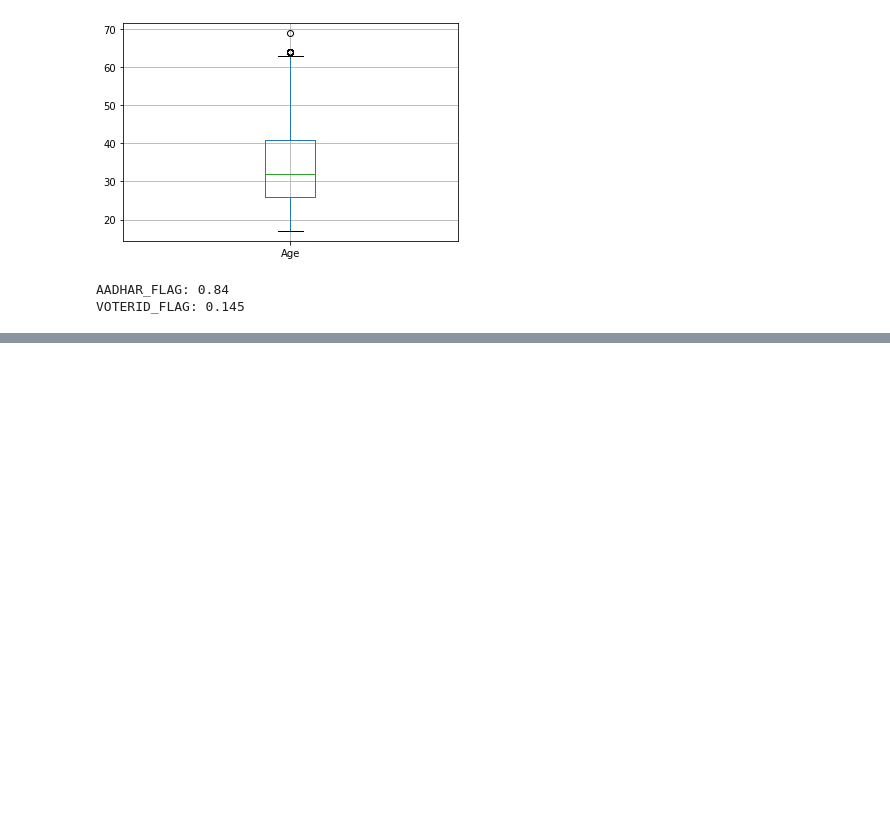
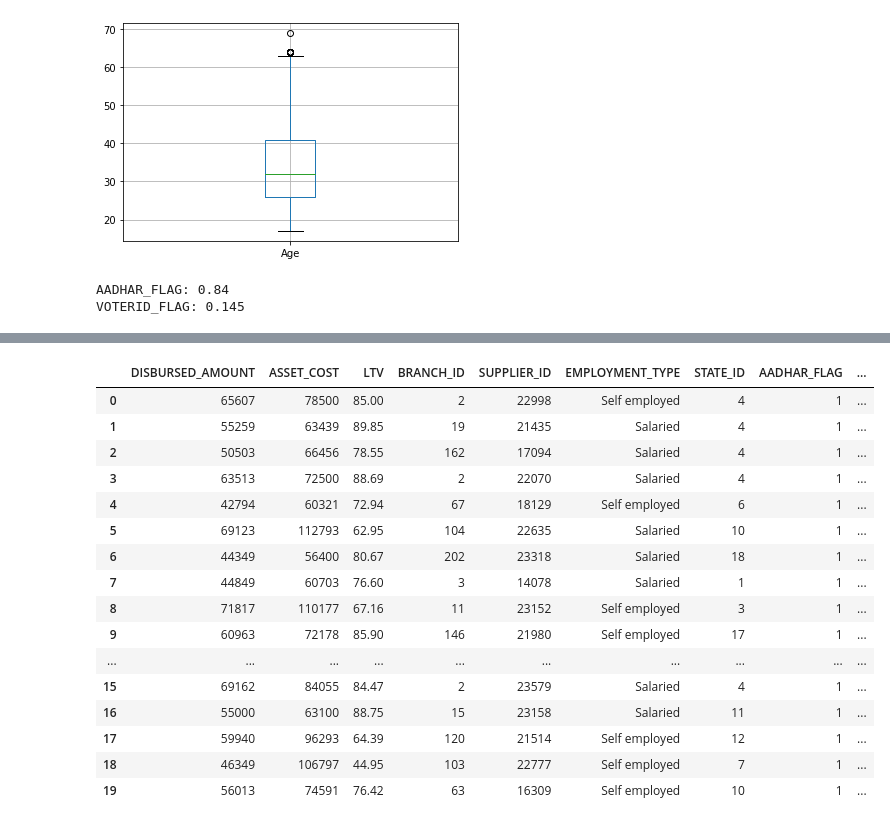
Before and after one commit to yizhou86/LoanDefault, a Jupyter notebook: Loan Default.ipynb, the cells around one changed output, grey strips where cells are left out. Saved outputs shown, nothing was run; the diff lists cells and outputs as text; code cells hidden in the pictures; blank space fills up the shorter version.

```diff
--- a/Loan Default.ipynb
+++ b/Loan Default.ipynb
@@ -576,0 +578,18 @@ df.to_csv('milestone_1_data.csv', index=False)
+# %%
+# AVERAGE_ACCT_AGE and CREDIT_HISTORY_LENGTH have too many subgroups. Convert them into continuous data type in months
+
+import re
+
+def findyrs(string):
+    return re.findall("[0-9]+", string)[0]
+
+def findmon(string):
+    return re.findall("[0-9]+", string)[1]
+
+df['AVERAGE_ACCT_AGE_yrs'] = df['AVERAGE_ACCT_AGE'].apply(findyrs).apply(int)
+df['AVERAGE_ACCT_AGE_mon'] = df['AVERAGE_ACCT_AGE'].apply(findmon).apply(int)
+
+df['CREDIT_HISTORY_LENGTH_yrs'] = df['CREDIT_HISTORY_LENGTH'].apply(findyrs).apply(int)
+df['CREDIT_HISTORY_LENGTH_mon'] = df['CREDIT_HISTORY_LENGTH'].apply(findmon).apply(int)
+
+df.head()
@@ -576,0 +603,5 @@ df.to_csv('milestone_1_data.csv', index=False)
+# %%
+df['AVERAGE_ACCT_AGE_months'] = 12*df['AVERAGE_ACCT_AGE_yrs']  + df['AVERAGE_ACCT_AGE_mon']
+df['CREDIT_HISTORY_LENGTH_months'] = 12*df['CREDIT_HISTORY_LENGTH_yrs'] + df['CREDIT_HISTORY_LENGTH_mon']
+
+df.head()
@@ -576,0 +615,5 @@ df.to_csv('milestone_1_data.csv', index=False)
+# %%
+drop_lst = [ 'AVERAGE_ACCT_AGE', 'AVERAGE_ACCT_AGE_yrs', 'AVERAGE_ACCT_AGE_mon', 'CREDIT_HISTORY_LENGTH',
+            'CREDIT_HISTORY_LENGTH_yrs', 'CREDIT_HISTORY_LENGTH_mon']
+df.drop(columns = drop_lst, inplace = True)
+df.shape
@@ -576,0 +747,27 @@ df.to_csv('milestone_1_data.csv', index=False)
+# %%
+def state_id_map(s):
+    if s not in ['4', '3', '6', '13', '9', '8']:
+        return 'Others'
+    else:
+        return s
+
+df['STATE_ID_Group'] = df['STATE_ID'].map(state_id_map)
+df.head(20)
+# %% [output]
+|  | DISBURSED_AMOUNT | ASSET_COST | LTV | BRANCH_ID | SUPPLIER_ID | EMPLOYMENT_TYPE | STATE_ID | AADHAR_FLAG | ... |
+| 0 | 65607 | 78500 | 85.00 | 2 | 22998 | Self employed | 4 | 1 | ... |
+| 1 | 55259 | 63439 | 89.85 | 19 | 21435 | Salaried | 4 | 1 | ... |
+| 2 | 50503 | 66456 | 78.55 | 162 | 17094 | Salaried | 4 | 1 | ... |
+| 3 | 63513 | 72500 | 88.69 | 2 | 22070 | Salaried | 4 | 1 | ... |
+| 4 | 42794 | 60321 | 72.94 | 67 | 18129 | Self employed | 6 | 1 | ... |
+| 5 | 69123 | 112793 | 62.95 | 104 | 22635 | Salaried | 10 | 1 | ... |
+| 6 | 44349 | 56400 | 80.67 | 202 | 23318 | Salaried | 18 | 1 | ... |
+| 7 | 44849 | 60703 | 76.60 | 3 | 14078 | Salaried | 1 | 1 | ... |
+| 8 | 71817 | 110177 | 67.16 | 11 | 23152 | Self employed | 3 | 1 | ... |
+| 9 | 60963 | 72178 | 85.90 | 146 | 21980 | Self employed | 17 | 1 | ... |
+| ... | ... | ... | ... | ... | ... | ... | ... | ... | ... |
+| 15 | 69162 | 84055 | 84.47 | 2 | 23579 | Salaried | 4 | 1 | ... |
+| 16 | 55000 | 63100 | 88.75 | 15 | 23158 | Salaried | 11 | 1 | ... |
+| 17 | 59940 | 96293 | 64.39 | 120 | 21514 | Self employed | 12 | 1 | ... |
+| 18 | 46349 | 106797 | 44.95 | 103 | 22777 | Self employed | 7 | 1 | ... |
+| 19 | 56013 | 74591 | 76.42 | 63 | 16309 | Self employed | 10 | 1 | ... |
```
Also changed, not shown: parts of 31 cells of this notebook.
